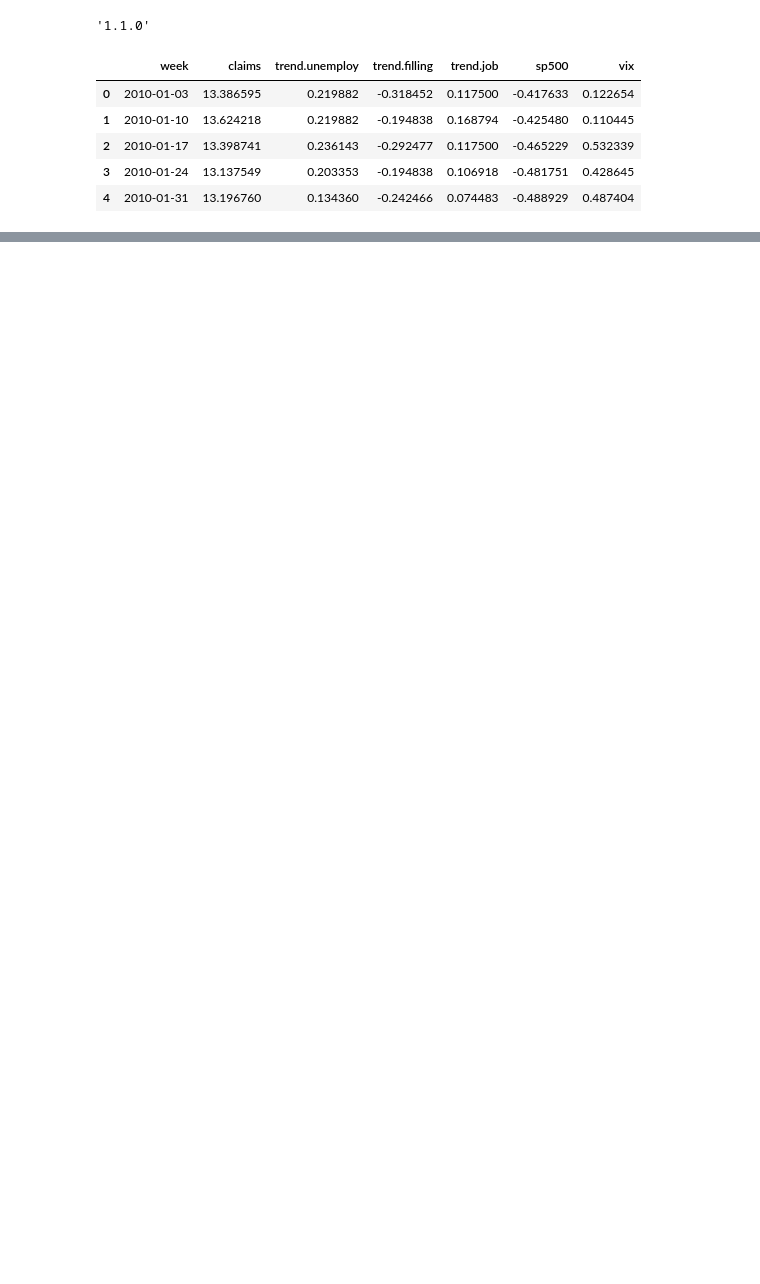
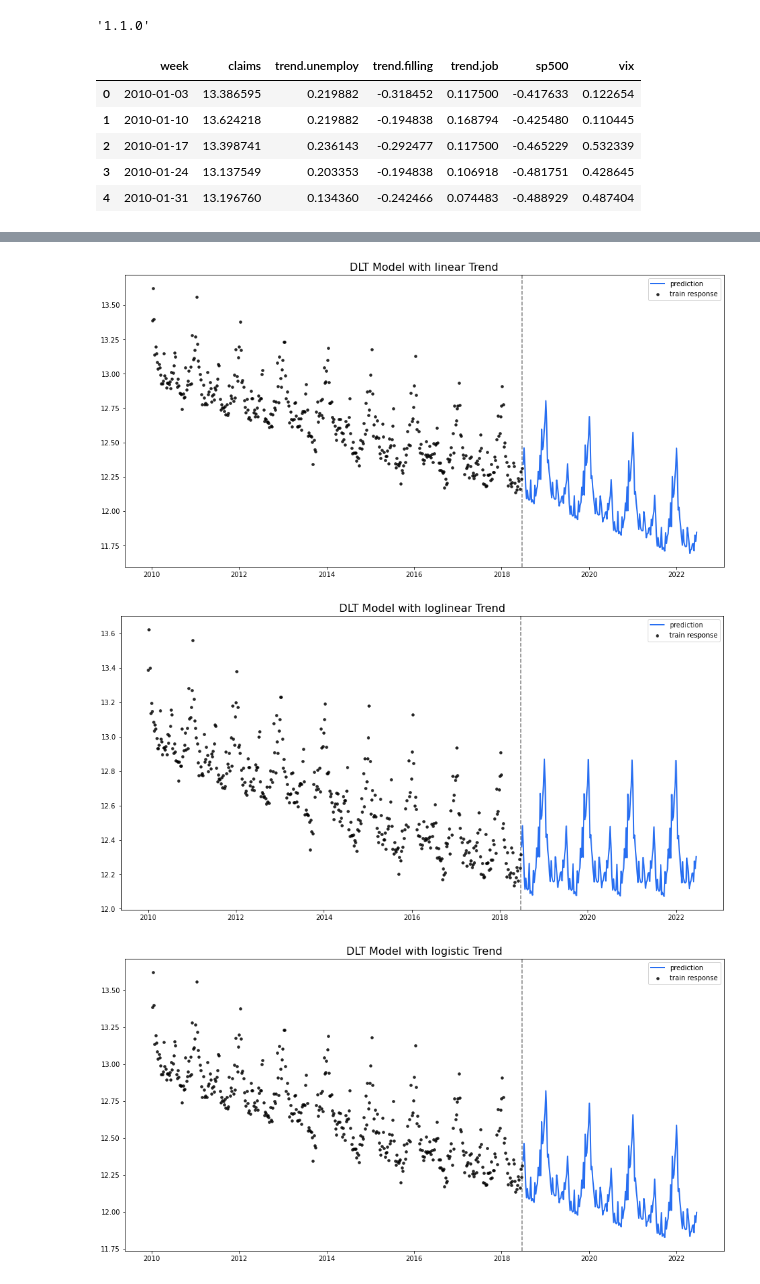
Before and after one commit to bcheng004/uber-orbit-example, a Jupyter notebook: azureml/dlt-example.ipynb, the cells around one changed output, grey strips where cells are left out. Cells and saved outputs as stored; diff of their text form; code cells hidden in the pictures; blank space fills up the shorter version.

```diff
--- a/azureml/dlt-example.ipynb
+++ b/azureml/dlt-example.ipynb
@@ -137,0 +170,30 @@ plot_predicted_data(
+# %%
+from datetime import timedelta
+
+num_periods = 52 * 4
+freq = 7
+last_dt = (us_unemp_claims_df[TIME_COL].dt.to_pydatetime())[-1]
+dts = [last_dt + timedelta(days=x*freq) for x in range(1, num_periods + 1)]
+future_df = pd.DataFrame(dts, columns=[TIME_COL])
+for selected_option in config['dlt_uber_provided_example']['utils']['global_trend_option_list'].get():
+    dlt = DLT(response_col=RESPONSE_COL,
+              date_col=TIME_COL,
+              estimator=config['dlt_uber_provided_example']['dlt_map']['estimator'].get(),
+              seasonality=config['dlt_uber_provided_example']['dlt_map']['seasonality'].get(),
+              seed=config['dlt_uber_provided_example']['utils']['seed'].get(),
+              global_trend_option=selected_option)
+    dlt.fit(
+        df=us_unemp_claims_df
+        )
+    pred_df = dlt.predict(df=future_df, decompose=True)
+    plot_predicted_data(
+        training_actual_df=us_unemp_claims_df,
+        predicted_df=pred_df,
+        date_col=TIME_COL,
+        actual_col=RESPONSE_COL,
+        title=f'DLT Model with {selected_option} Trend',
+        use_orbit_style=False);
+# %% [output]
+[figure, added]
+[figure, added]
+[figure, added]
```
Also changed, not shown: parts of 11 cells of this notebook.
